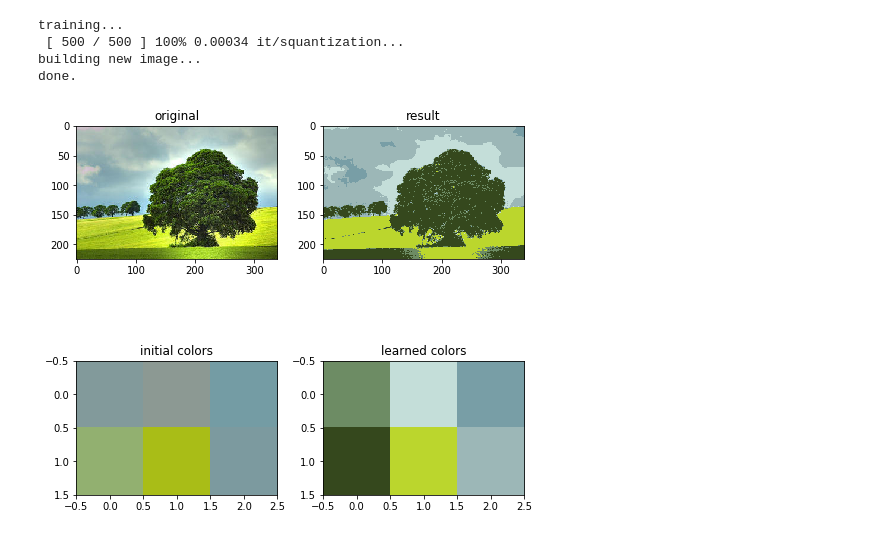
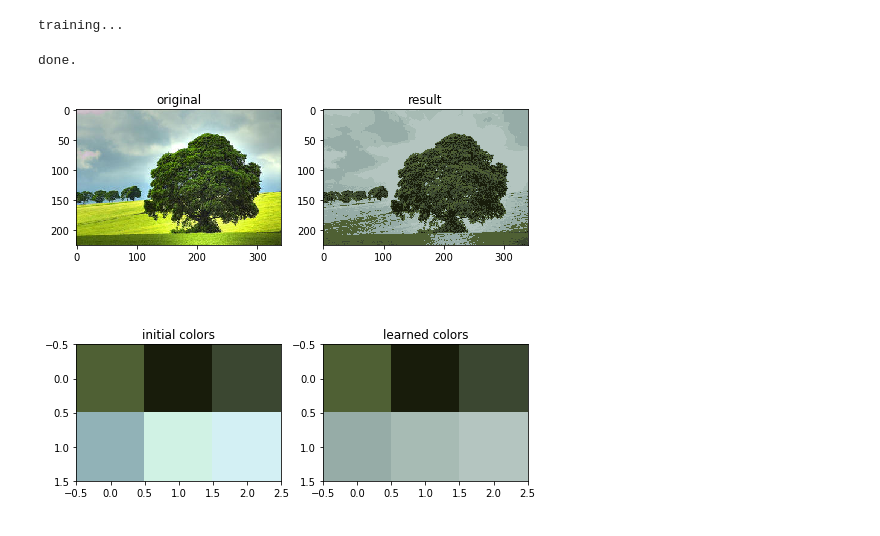
Before and after one commit to JustGlowing/minisom, a Jupyter notebook: examples/ColorQuantization.ipynb, the cells around one changed output. Saved outputs shown, nothing was run; the diff lists cells and outputs as text; code cells hidden in the pictures.

```diff
--- a/examples/ColorQuantization.ipynb
+++ b/examples/ColorQuantization.ipynb
@@ -15,5 +13,10 @@ The autoreload extension is already loaded. To reload it, use:
 # %%
-%autoreload 2
+from minisom import MiniSom
+
+import numpy as np
+import matplotlib.pyplot as plt
+%matplotlib inline
+
 # read the image
 img = plt.imread('tree.jpg')
 
@@ -26,39 +29,37 @@ som = MiniSom(2, 3, 3, sigma=1.,
               learning_rate=0.2, neighborhood_function='bubble')  # 3x3 = 9 final colors
 som.random_weights_init(pixels)
 starting_weights = som.get_weights().copy()  # saving the starting weights
-som.train_random(pixels, 500, verbose=True)
+som.train(pixels, 10000, random_order=True, verbose=True)
 
 print('quantization...')
 qnt = som.quantization(pixels)  # quantize each pixels of the image
 print('building new image...')
 clustered = np.zeros(img.shape)
 for i, q in enumerate(qnt):  # place the quantized values into a new image
     clustered[np.unravel_index(i, dims=(img.shape[0], img.shape[1]))] = q
 print('done.')
 
 # show the result
 plt.figure(figsize=(7, 7))
 plt.figure(1)
 plt.subplot(221)
 plt.title('original')
 plt.imshow(img)
 plt.subplot(222)
 plt.title('result')
 plt.imshow(clustered)
 
 plt.subplot(223)
 plt.title('initial colors')
 plt.imshow(starting_weights, interpolation='none')
 plt.subplot(224)
 plt.title('learned colors')
 plt.imshow(som.get_weights(), interpolation='none')
 
 plt.tight_layout()
 plt.savefig('resulting_images/som_color_quantization.png')
 plt.show()
 # %% [output]
 training...
- [ 500 / 500 ] 100% 0.00034 it/squantization...
-building new image...
-done.
+done.
-[figure, old version]
+[figure, new version]
```
Also changed, not shown: parts of 2 cells of this notebook.
